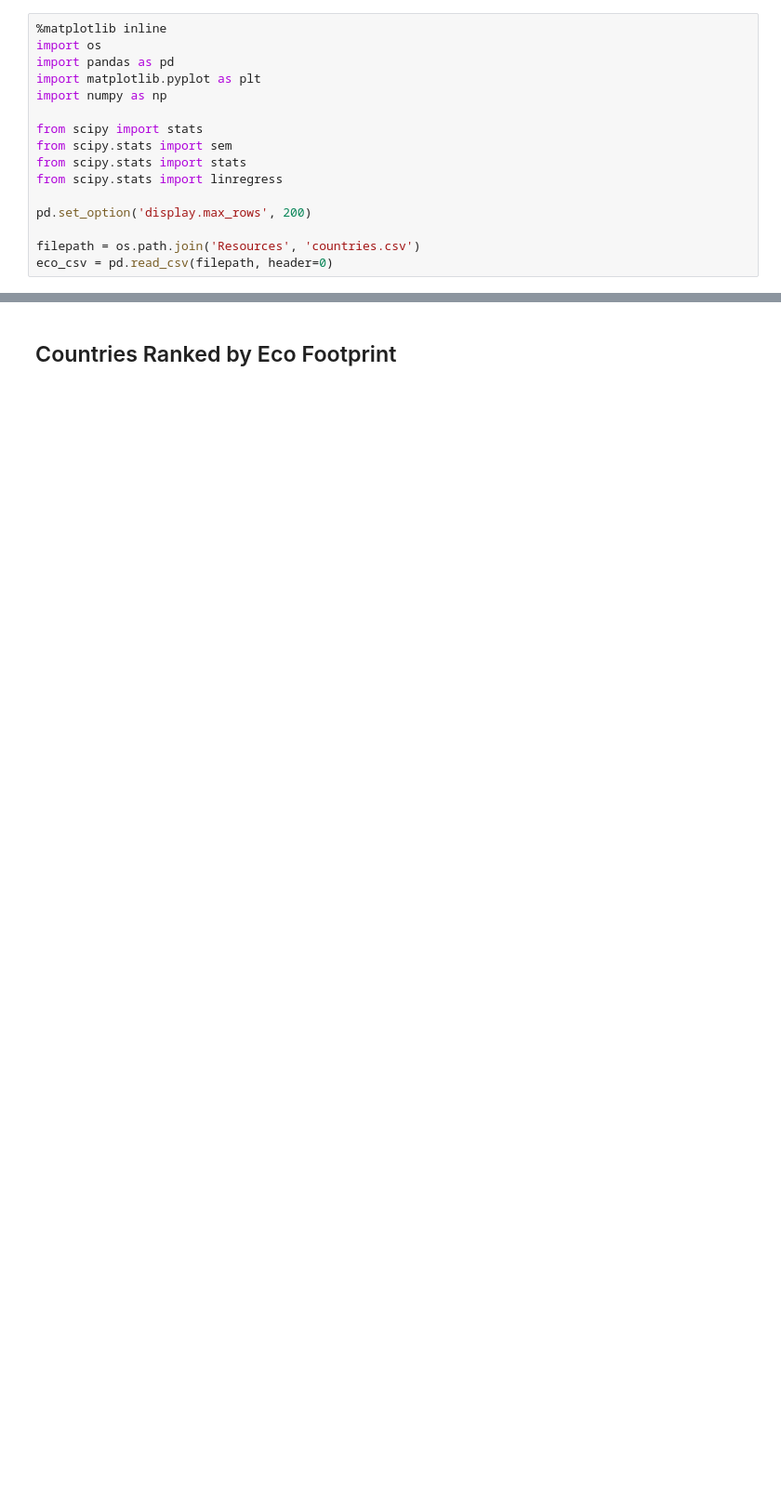
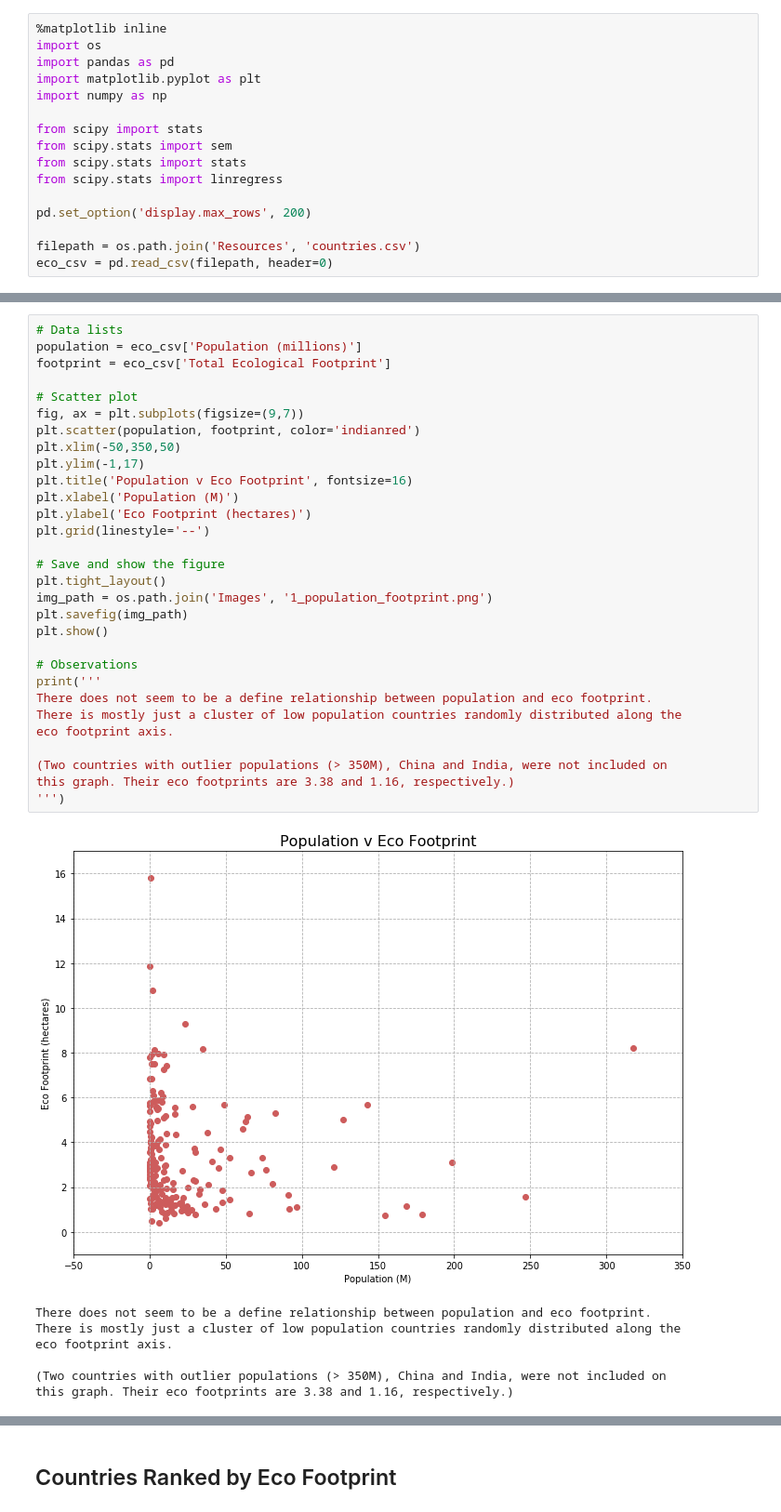
Before and after one commit to limbz-sami/Eco_footprint, a Jupyter notebook: eco_analysis.ipynb, the cells around one changed output, grey strips where cells are left out. Shown at 93% size. Saved outputs shown, nothing was run; the diff lists cells and outputs as text; blank space fills up the shorter version.

```diff
--- a/eco_analysis.ipynb
+++ b/eco_analysis.ipynb
@@ -16,0 +39,38 @@ eco_csv = pd.read_csv(filepath, header=0)
+# %%
+# Data lists
+population = eco_csv['Population (millions)']
+footprint = eco_csv['Total Ecological Footprint']
+
+# Scatter plot
+fig, ax = plt.subplots(figsize=(9,7))
+plt.scatter(population, footprint, color='indianred')
+plt.xlim(-50,350,50)
+plt.ylim(-1,17)
+plt.title('Population v Eco Footprint', fontsize=16)
+plt.xlabel('Population (M)')
+plt.ylabel('Eco Footprint (hectares)')
+plt.grid(linestyle='--')
+
+# Save and show the figure
+plt.tight_layout()
+img_path = os.path.join('Images', '1_population_footprint.png')
+plt.savefig(img_path)
+plt.show()
+
+# Observations
+print('''
+There does not seem to be a define relationship between population and eco footprint.
+There is mostly just a cluster of low population countries randomly distributed along the
+eco footprint axis.
+
+(Two countries with outlier populations (> 350M), China and India, were not included on
+this graph. Their eco footprints are 3.38 and 1.16, respectively.)
+''')
+# %% [output]
+[figure, added]
+There does not seem to be a define relationship between population and eco footprint.
+There is mostly just a cluster of low population countries randomly distributed along the
+eco footprint axis.
+
+(Two countries with outlier populations (> 350M), China and India, were not included on
+this graph. Their eco footprints are 3.38 and 1.16, respectively.)
```
Also changed, not shown: parts of 41 cells of this notebook, 12 other files.
